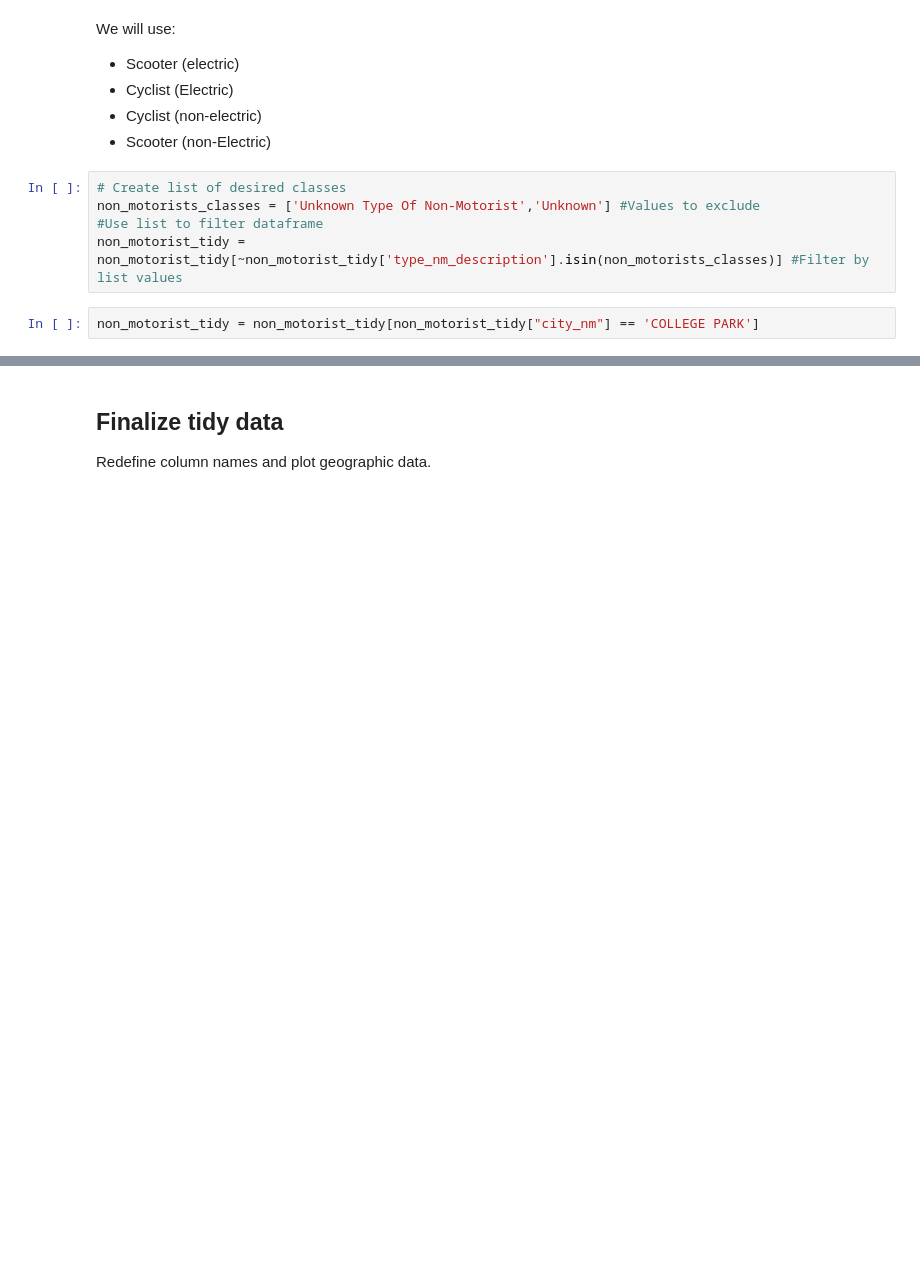
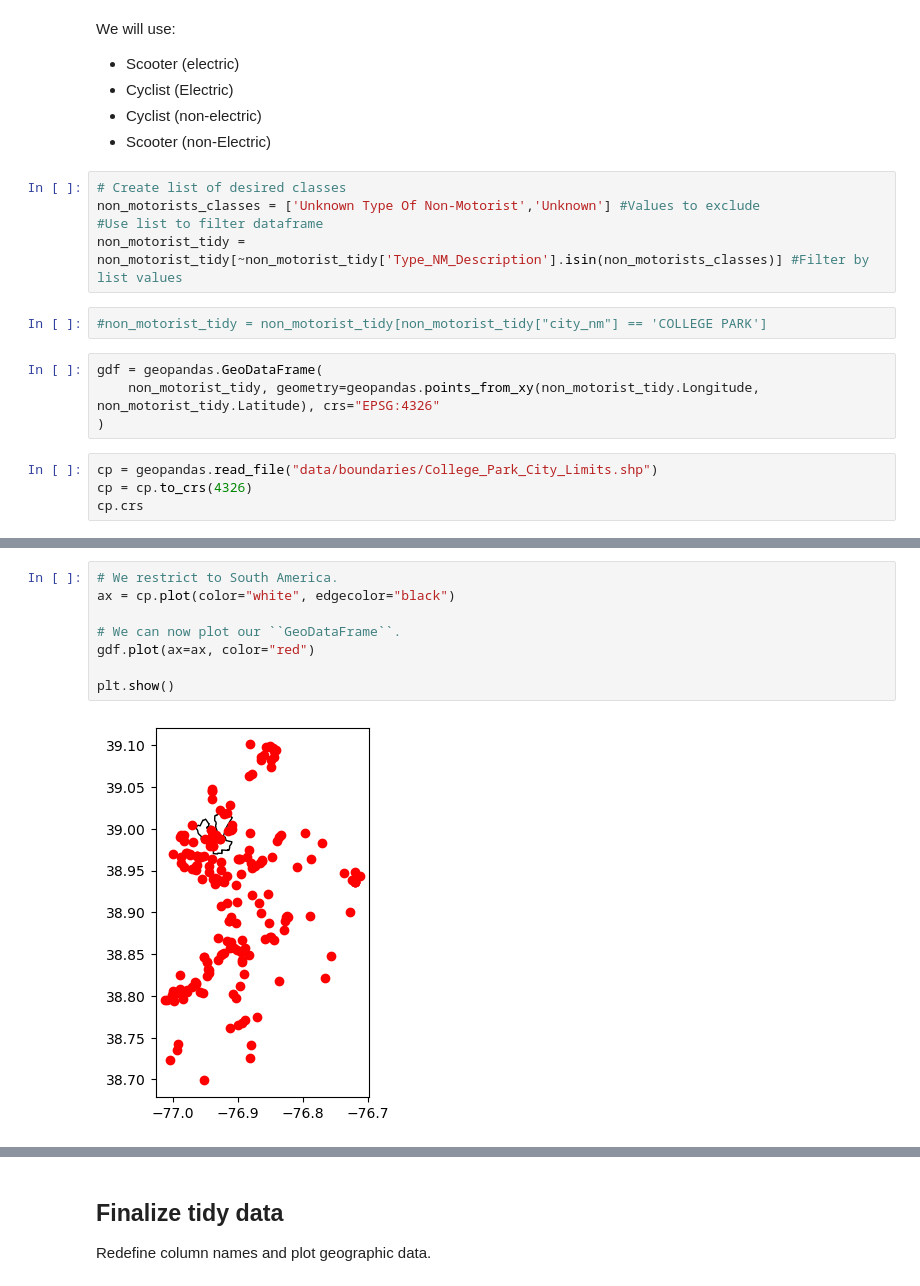
Before and after one commit to p-med/MD_crash_data, a Jupyter notebook: Data_prep.ipynb, the cells around one changed output, grey strips where cells are left out. Drawn from its saved outputs; the diff is of its cells as text; blank space fills up the shorter version.

```diff
--- a/Data_prep.ipynb
+++ b/Data_prep.ipynb
@@ -122,6 +127,14 @@ We will use:
 # Create list of desired classes
 non_motorists_classes = ['Unknown Type Of Non-Motorist','Unknown'] #Values to exclude
 #Use list to filter dataframe
-non_motorist_tidy = non_motorist_tidy[~non_motorist_tidy['type_nm_description'].isin(non_motorists_classes)] #Filter by list values
+non_motorist_tidy = non_motorist_tidy[~non_motorist_tidy['Type_NM_Description'].isin(non_motorists_classes)] #Filter by list values
 # %%
-non_motorist_tidy = non_motorist_tidy[non_motorist_tidy["city_nm"] == 'COLLEGE PARK']
+#non_motorist_tidy = non_motorist_tidy[non_motorist_tidy["city_nm"] == 'COLLEGE PARK']
+# %%
+gdf = geopandas.GeoDataFrame(
+    non_motorist_tidy, geometry=geopandas.points_from_xy(non_motorist_tidy.Longitude, non_motorist_tidy.Latitude), crs="EPSG:4326"
+)
+# %%
+cp = geopandas.read_file("data/boundaries/College_Park_City_Limits.shp")
+cp = cp.to_crs(4326)
+cp.crs
@@ -127,0 +153,10 @@ non_motorist_tidy = non_motorist_tidy[non_motorist_tidy["city_nm"] == 'COLLEGE P
+# %%
+# We restrict to South America.
+ax = cp.plot(color="white", edgecolor="black")
+
+# We can now plot our ``GeoDataFrame``.
+gdf.plot(ax=ax, color="red")
+
+plt.show()
+# %% [output]
+[figure, added]
```
Also changed, not shown: parts of 17 cells of this notebook, 2 other files.
